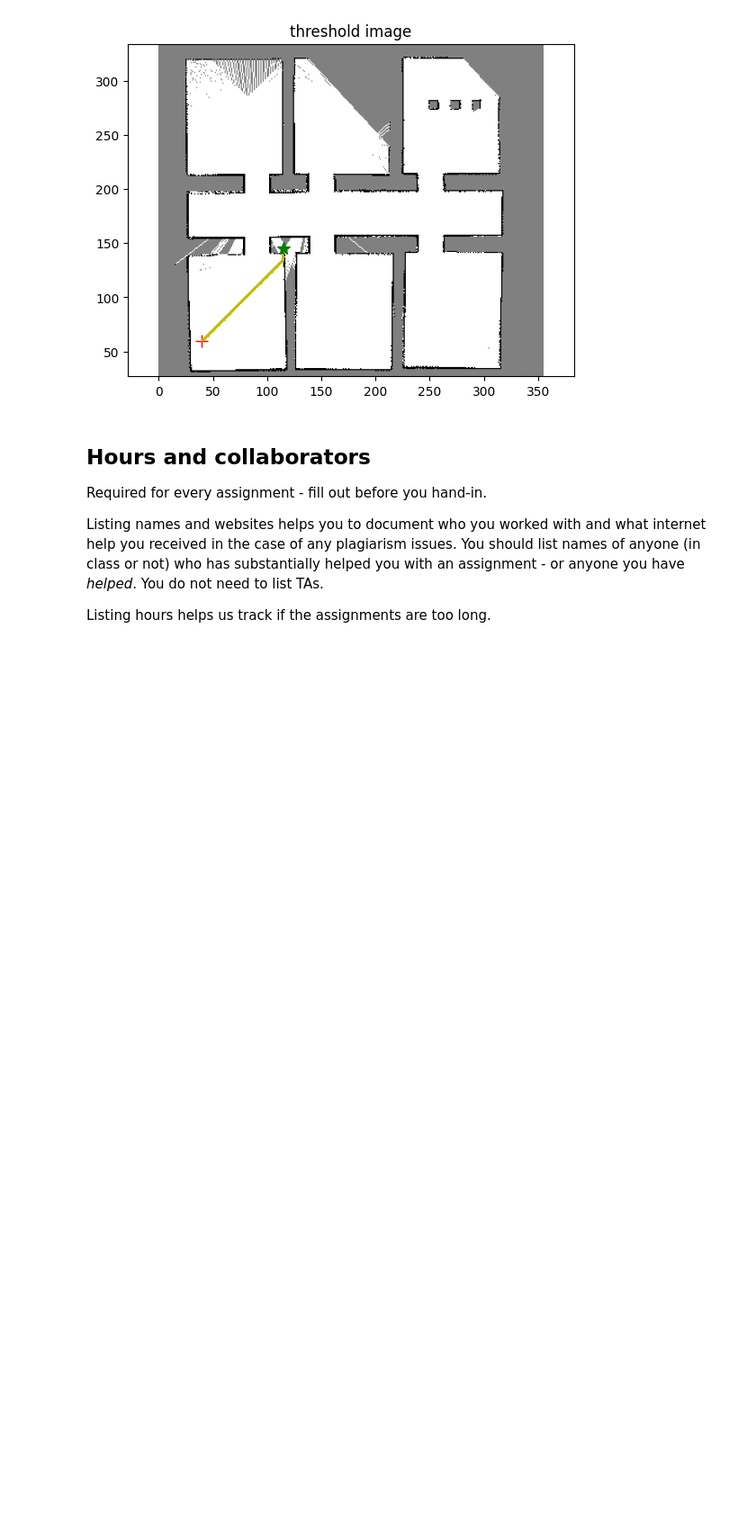
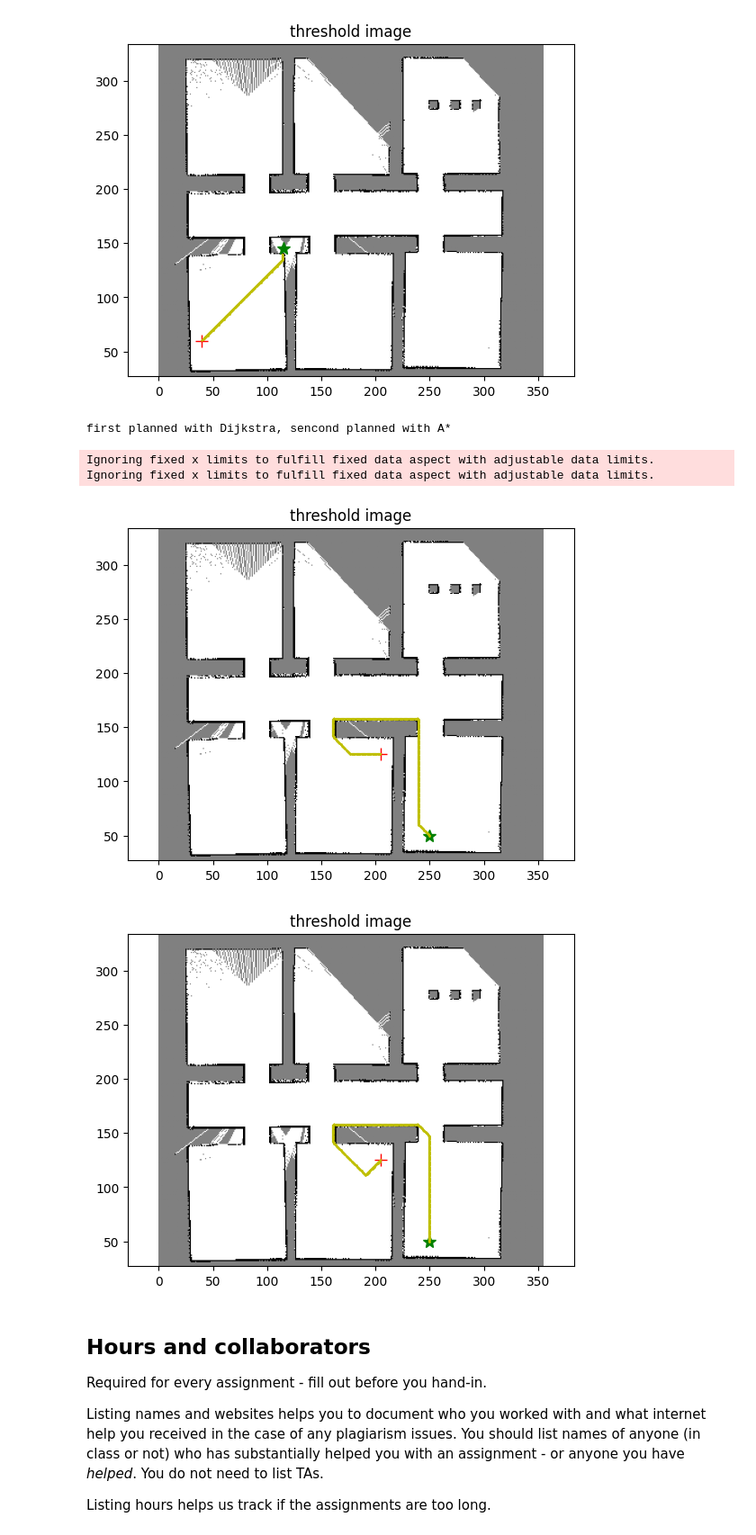
Before and after one commit to ZimHockey13/ROB456, a Jupyter notebook: Assignments/check_dijkstra.ipynb, the cells around one changed output. Shown at 90% size. Cells and saved outputs as stored; diff of their text form; code cells hidden in the pictures; blank space fills up the shorter version.

```diff
--- a/Assignments/check_dijkstra.ipynb
+++ b/Assignments/check_dijkstra.ipynb
@@ -127,6 +127,21 @@ plot_with_path(im_thresh, zoom=zoom, robot_loc=robot_start_loc, goal_loc=loc_not
 # %% [output]
 Ignoring fixed x limits to fulfill fixed data aspect with adjustable data limits.
 [figure]
+# %%
+# my custom test to check the capabilities of dijkstra vs A*
+robot_start_loc = (205, 125)
+robot_goal_loc = (250,50)
+print("first planned with Dijkstra, sencond planned with A*")
+path = dijkstra(im_thresh, robot_start_loc, robot_goal_loc, method="Dijkstra", ros2=True)
+plot_with_path(im_thresh, zoom=zoom, robot_loc=robot_start_loc, goal_loc=robot_goal_loc, path=path)
+path = dijkstra(im_thresh, robot_start_loc, robot_goal_loc, method="A*", ros2=True)
+plot_with_path(im_thresh, zoom=zoom, robot_loc=robot_start_loc, goal_loc=robot_goal_loc, path=path)
+# %% [output]
+first planned with Dijkstra, sencond planned with A*
+Ignoring fixed x limits to fulfill fixed data aspect with adjustable data limits.
+Ignoring fixed x limits to fulfill fixed data aspect with adjustable data limits.
+[figure, added]
+[figure, added]
 # %% [markdown]
 ## Hours and collaborators
 Required for every assignment - fill out before you hand-in.
```
